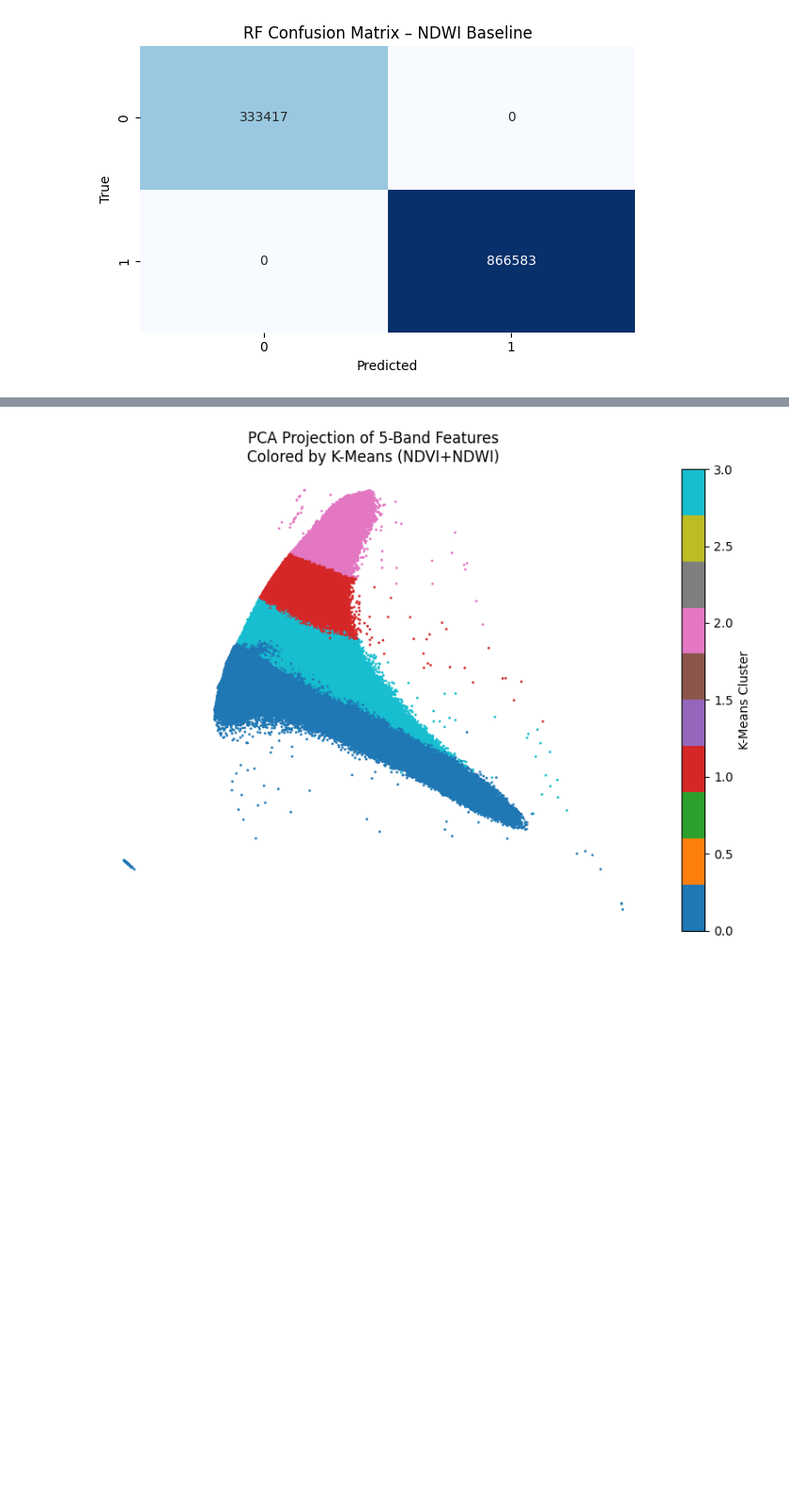
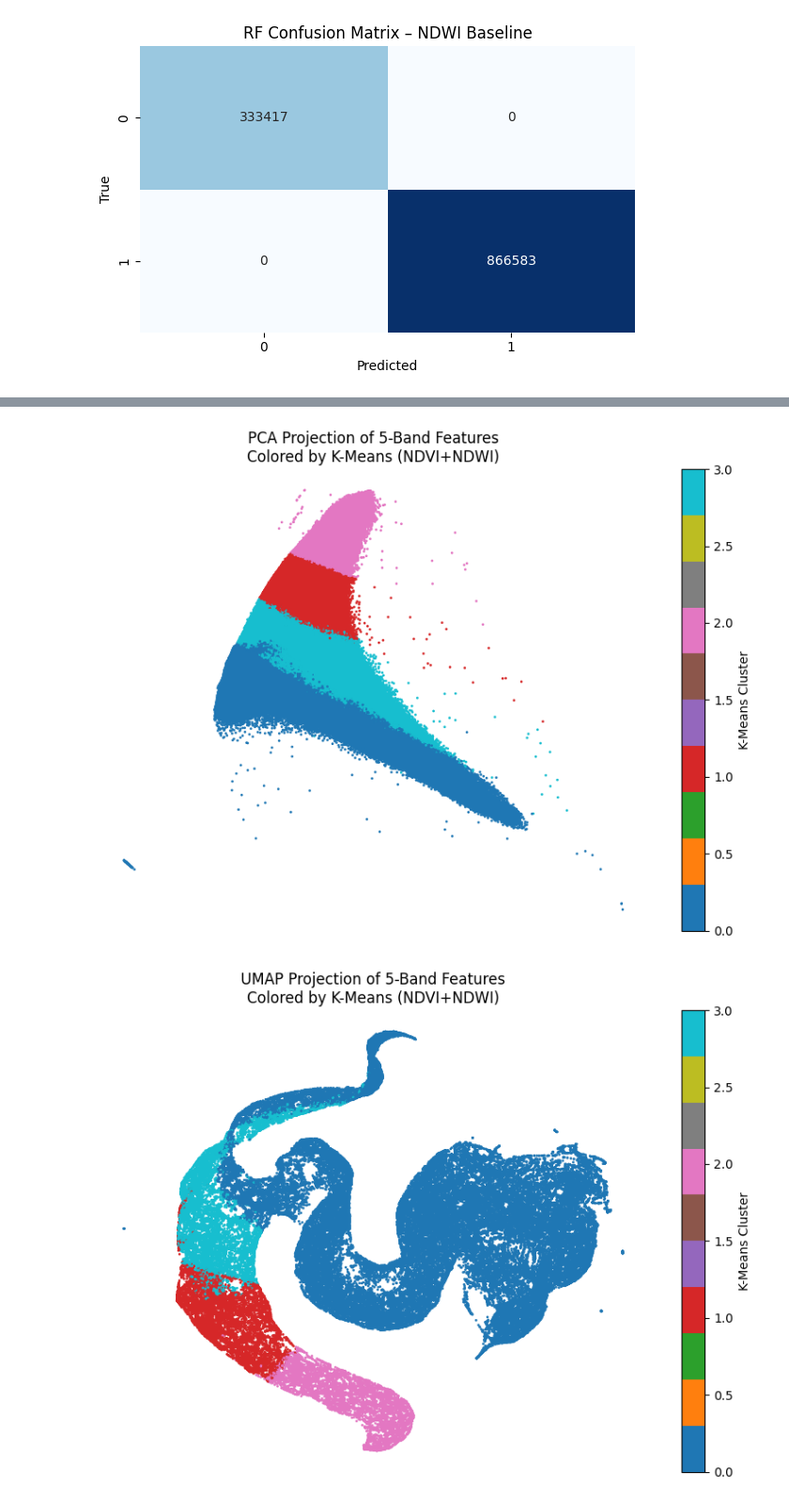
Before and after one commit to stellajiangggg/Project-Ai, a Jupyter notebook: code.ipynb, the cells around one changed output, grey strips where cells are left out. Shown at 94% size. Saved outputs shown, nothing was run; the diff lists cells and outputs as text; code cells hidden in the pictures; blank space fills up the shorter version.

```diff
--- a/code.ipynb
+++ b/code.ipynb
@@ -330,40 +571,56 @@ weighted avg       1.00      1.00      1.00   1200000
 # =============================
 # 10) Dimensionality Reduction (PCA & UMAP)
 # =============================
+
 from sklearn.preprocessing import StandardScaler
 from sklearn.decomposition import PCA
 import umap.umap_ as umap
+import matplotlib.pyplot as plt
+import numpy as np
 
-# Standardize the features: (B02, B04, B08, NDVI, NDWI)
+# 1. Standardize the features (B02, B04, B08, NDVI, NDWI)
 scaler = StandardScaler()
 X_scaled = scaler.fit_transform(X_all)
 
-# --- PCA ---
+# 2. Perform PCA (keep only 2 components)
 pca = PCA(n_components=2)
 X_pca = pca.fit_transform(X_scaled)
 
-plt.figure(figsize=(8,6))
-plt.scatter(X_pca[:,0], X_pca[:,1], c=labels_2band.flatten(), cmap='tab10', s=1)
+# PCA plot
+plt.figure(figsize=(8, 6))
+plt.scatter(X_pca[:, 0], X_pca[:, 1], c=labels_2band.flatten(), cmap='tab10', s=1)
 plt.title("PCA Projection of 5-Band Features\nColored by K-Means (NDVI+NDWI)")
 plt.xlabel("PC1")
 plt.ylabel("PC2")
 plt.axis('off')
 plt.colorbar(label='K-Means Cluster')
 plt.tight_layout()
 plt.show()
 
-# --- UMAP ---
+# 3. Optional: downsample to avoid UMAP memory issues
+sample_size = 100000  # Max number of pixels for UMAP
+if X_scaled.shape[0] > sample_size:
+    idx = np.random.choice(X_scaled.shape[0], size=sample_size, replace=False)
+    X_umap_input = X_scaled[idx]
+    labels_umap = labels_2band.flatten()[idx]
+else:
+    X_umap_input = X_scaled
+    labels_umap = labels_2band.flatten()
+
+# 4. Run UMAP
 reducer = umap.UMAP(n_components=2, random_state=42)
-X_umap = reducer.fit_transform(X_scaled)
+X_umap = reducer.fit_transform(X_umap_input)
 
-plt.figure(figsize=(8,6))
-plt.scatter(X_umap[:,0], X_umap[:,1], c=labels_2band.flatten(), cmap='tab10', s=1)
+# UMAP plot
+plt.figure(figsize=(8, 6))
+plt.scatter(X_umap[:, 0], X_umap[:, 1], c=labels_umap, cmap='tab10', s=1)
 plt.title("UMAP Projection of 5-Band Features\nColored by K-Means (NDVI+NDWI)")
 plt.xlabel("UMAP1")
 plt.ylabel("UMAP2")
 plt.axis('off')
 plt.colorbar(label='K-Means Cluster')
 plt.tight_layout()
 plt.show()
 # %% [output]
 [figure]
+[figure, added]
```
Also changed, not shown: parts of 11 cells of this notebook.
